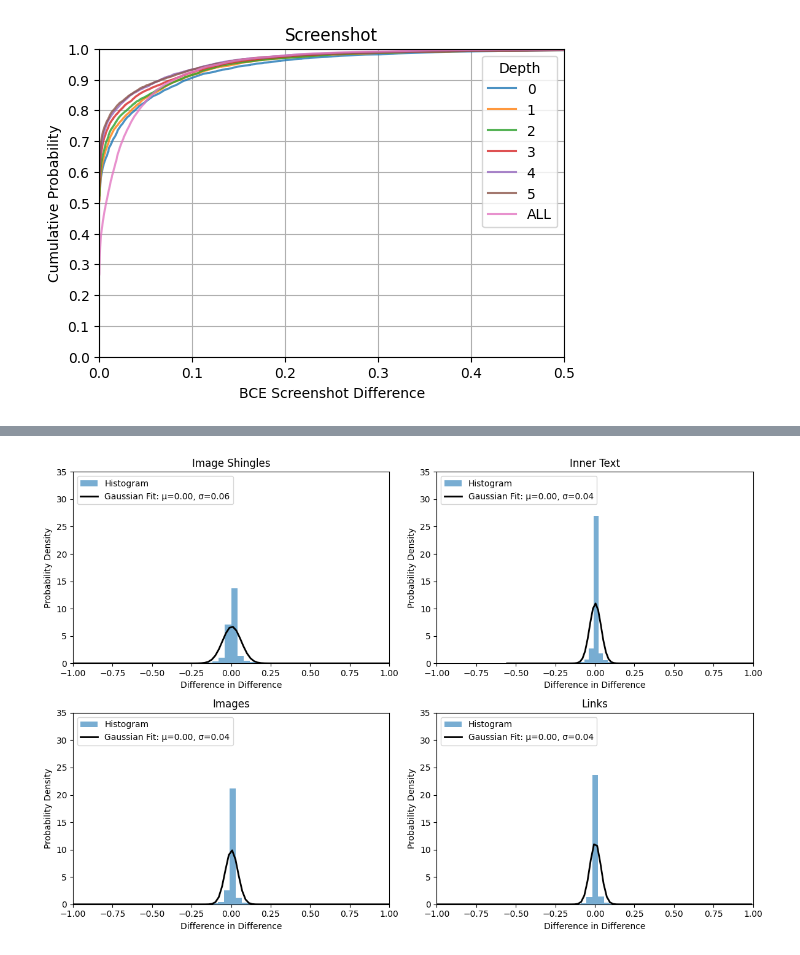
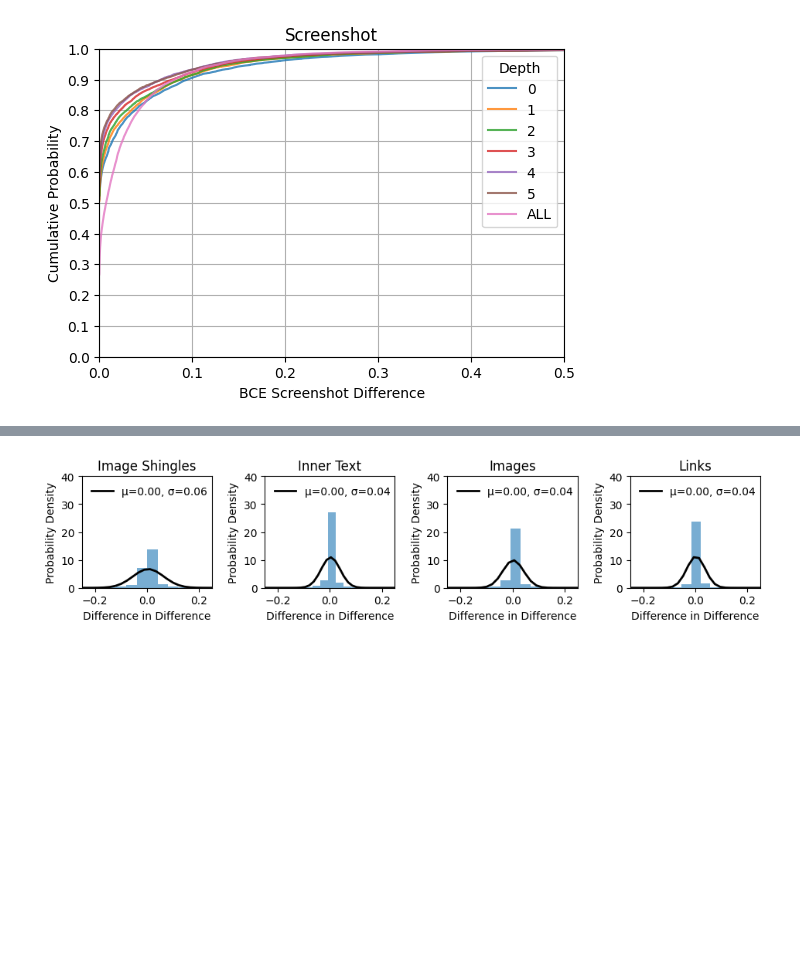
Before and after one commit to maxwellmlin/cookie-classify, a Jupyter notebook: classification_algo.ipynb, the cells around one changed output, grey strips where cells are left out. Cells and saved outputs as stored; diff of their text form; code cells hidden in the pictures; blank space fills up the shorter version.

```diff
--- a/classification_algo.ipynb
+++ b/classification_algo.ipynb
@@ -319,7 +319,7 @@ click_failures
 {'button': 1831, 'link': 17645, 'onclick': 942, 'pointer': 21340}
 # %%
 # Set up the figure and axes
-fig, axs = plt.subplots(1, 2, figsize=(8, 4))
+fig, axs = plt.subplots(1, 2, figsize=(5, 2.5))
 
 # Iterate over each data set
 for i, (freq_dict, title) in enumerate([(click_types, "All Clickable Elements"), (click_failures, "Failed Clickable Elements")]):
@@ -348,5 +348,5 @@ for i, (freq_dict, title) in enumerate([(click_types, "All Clickable Elements"),
 
 # Show the plot
 plt.tight_layout()
-plt.savefig(FIGURE_PATH / f'clickable_elements.png', dpi=600, facecolor='white')
+plt.savefig(FIGURE_PATH / f'clickable_elements.png', bbox_inches='tight', dpi=600, facecolor='white')
 # %% [output]
@@ -659,7 +659,7 @@ names = {
 }
 
 # Setup the figure and axes for a 2x2 grid
-fig, axs = plt.subplots(2, 2, figsize=(12, 8))  # Adjust the size as needed
+fig, axs = plt.subplots(1, 4, figsize=(9.6, 2.4), frameon=True)  # Adjust the size as needed
 axs = axs.flatten()  # Flatten to ease the iteration
 
 for i, (diff_type, name) in enumerate(names.items()):
@@ -667,15 +667,20 @@ for i, (diff_type, name) in enumerate(names.items()):
     axs[i].set_title(name)
     axs[i].set_xlabel('Difference in Difference')
     axs[i].set_ylabel('Cumulative Probability')
-    axs[i].set_yticks(np.arange(0, 1+0.1, 0.1))
-    axs[i].grid(visible=True)
+    axs[i].set_yticks(np.arange(0, 1+0.1, 0.25))
+    # axs[i].grid(visible=True)
     axs[i].axis(axis)
 
-    for label, values in unraveled_domains[diff_type].items():
-        df = get_cdf_df(values)
-        axs[i].plot(df['value'], df['cdf'], label=label, alpha=0.8)
+    # Uncomment to plot all depths
+    # for label, values in unraveled_domains[diff_type].items():
+    #     df = get_cdf_df(values)
+    #     axs[i].plot(df['value'], df['cdf'], label=label, alpha=0.8)
+    # axs[i].legend(loc='upper left').set_title("Depth")
 
-    axs[i].legend(loc='upper left').set_title("Depth")
+    # Plot just the ALL depth
+    df = get_cdf_df(unraveled_domains[diff_type]["ALL"])
+    axs[i].plot(df['value'], df['cdf'])
+
 
 # Adjust layout to prevent overlap
 plt.tight_layout()
@@ -692,37 +697,37 @@ names = {
     "innerText_did": "Inner Text",
     "img_did": "Images",
     "links_did": "Links",
 }
 
 # Setup the figure and axes for a 2x2 grid
-fig, axs = plt.subplots(2, 2, figsize=(12, 8))  # Adjust the size as needed
+fig, axs = plt.subplots(1, 4, figsize=(9.6, 2.4))  # Adjust the size as needed
 axs = axs.flatten()  # Flatten to ease the iteration
 
 for i, (diff_type, label) in enumerate(names.items()):
     data = unraveled_domains[diff_type]["ALL"]
 
     # Fit a normal distribution to the data:
     mu, std = norm.fit(data)
 
     # Plot the histogram on subplot
-    axs[i].hist(data, bins=50, density=True, alpha=0.6, label='Histogram')
+    axs[i].hist(data, bins=50, density=True, alpha=0.6)
 
     # Plot the PDF on subplot
     xmin, xmax = axs[i].get_xlim()
     x = np.linspace(xmin, xmax, 100)
     p = norm.pdf(x, mu, std)
-    axs[i].plot(x, p, 'k', linewidth=2, label='Gaussian Fit: μ=%.2f, σ=%.2f' % (mu, std))
+    axs[i].plot(x, p, 'k', linewidth=2, label='μ=%.2f, σ=%.2f' % (mu, std))
 
     # Setting title, labels, and legend
     axs[i].set_title(label)
     axs[i].set_xlabel('Difference in Difference')
     axs[i].set_ylabel('Probability Density')
-    axs[i].legend(loc='upper left')
-    axs[i].axis([-1, 1, 0, 35])
+    axs[i].legend(loc='upper left', frameon=False)
+    axs[i].axis([-0.25, 0.25, 0, 40])
 
 # Adjust layout to prevent overlap
 plt.tight_layout()
 
-plt.savefig(FIGURE_PATH / 'combined_fit_gaussian.png', bbox_inches='tight', dpi=600, facecolor='white')
+plt.savefig(FIGURE_PATH / 'combined_fit_gaussian.svg', bbox_inches='tight', dpi=600, facecolor='white', format="svg")
 # %% [output]
-[figure, old version]
+[figure, new version]
```
Also changed, not shown: parts of 2 cells of this notebook.
